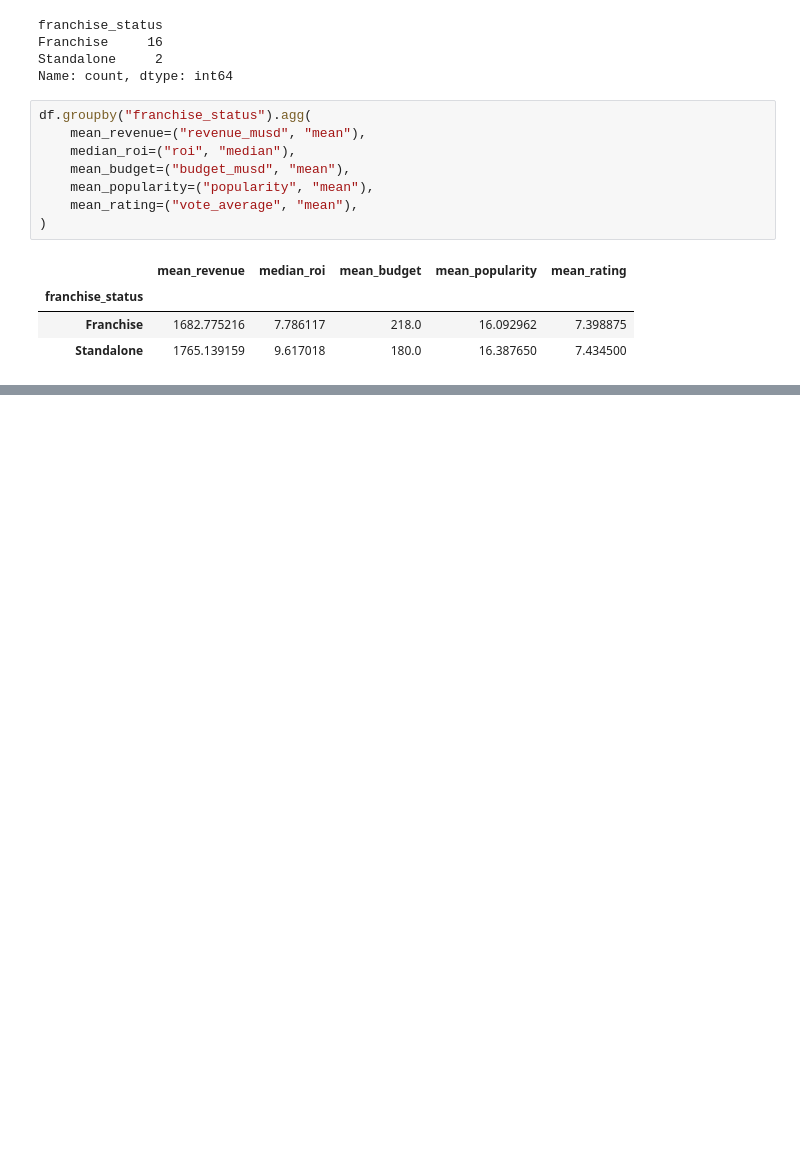
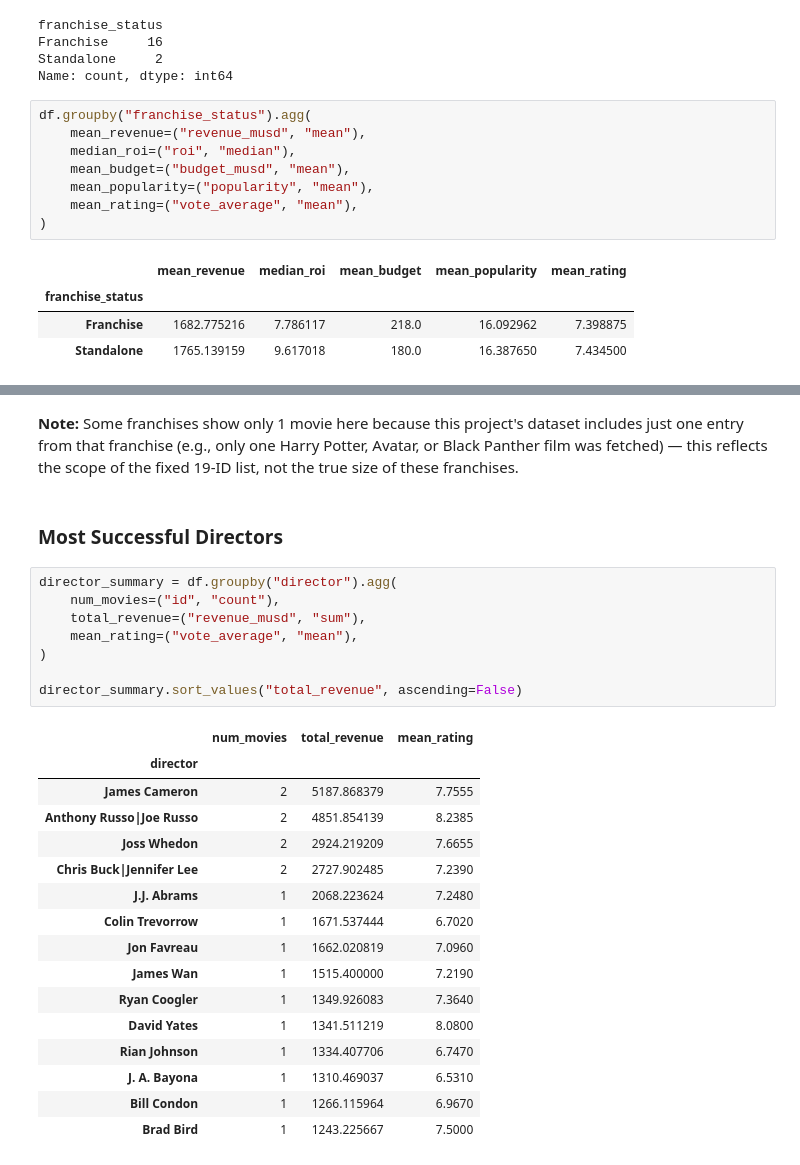
Before and after one commit to NadiaHirwa/tmdb-movies-analysis, a Jupyter notebook: analysis.ipynb, the cells around one changed output, grey strips where cells are left out. Drawn from its saved outputs; the diff is of its cells as text; blank space fills up the shorter version.

```diff
--- a/analysis.ipynb
+++ b/analysis.ipynb
@@ -286,0 +320,29 @@ df.groupby("franchise_status").agg(
+# %% [markdown]
+**Note:** Some franchises show only 1 movie here because this project's dataset includes just one entry from that franchise (e.g., only one Harry Potter, Avatar, or Black Panther film was fetched) — this reflects the scope of the fixed 19-ID list, not the true size of these franchises.
+# %% [markdown]
+### Most Successful Directors
+# %%
+director_summary = df.groupby("director").agg(
+    num_movies=("id", "count"),
+    total_revenue=("revenue_musd", "sum"),
+    mean_rating=("vote_average", "mean"),
+)
+
+director_summary.sort_values("total_revenue", ascending=False)
+# %% [output]
+|  | num_movies | total_revenue | mean_rating |
+| director |  |  |  |
+| James Cameron | 2 | 5187.868379 | 7.7555 |
+| Anthony Russo|Joe Russo | 2 | 4851.854139 | 8.2385 |
+| Joss Whedon | 2 | 2924.219209 | 7.6655 |
+| Chris Buck|Jennifer Lee | 2 | 2727.902485 | 7.2390 |
+| J.J. Abrams | 1 | 2068.223624 | 7.2480 |
+| Colin Trevorrow | 1 | 1671.537444 | 6.7020 |
+| Jon Favreau | 1 | 1662.020819 | 7.0960 |
+| James Wan | 1 | 1515.400000 | 7.2190 |
+| Ryan Coogler | 1 | 1349.926083 | 7.3640 |
+| David Yates | 1 | 1341.511219 | 8.0800 |
+| Rian Johnson | 1 | 1334.407706 | 6.7470 |
+| J. A. Bayona | 1 | 1310.469037 | 6.5310 |
+| Bill Condon | 1 | 1266.115964 | 6.9670 |
+| Brad Bird | 1 | 1243.225667 | 7.5000 |
```
Also changed, not shown: parts of 12 cells of this notebook.
